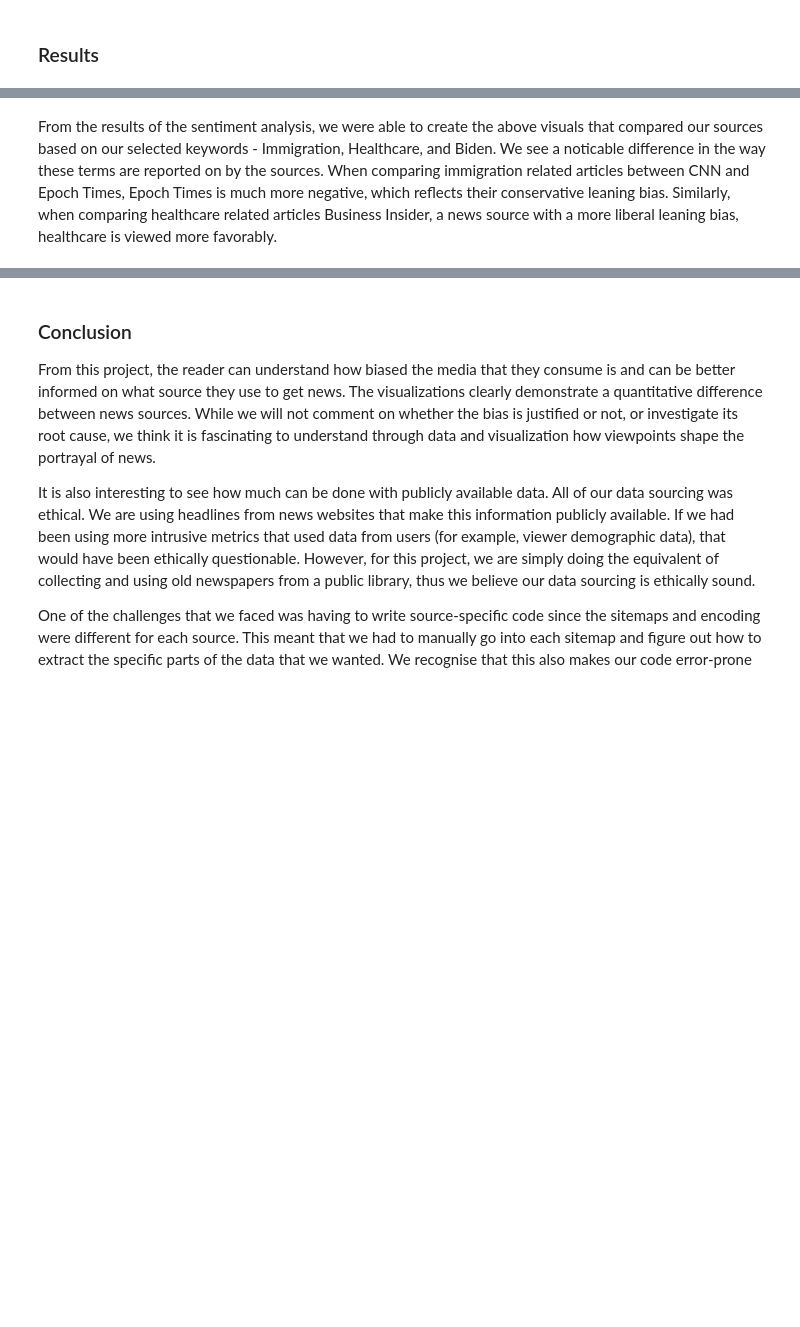
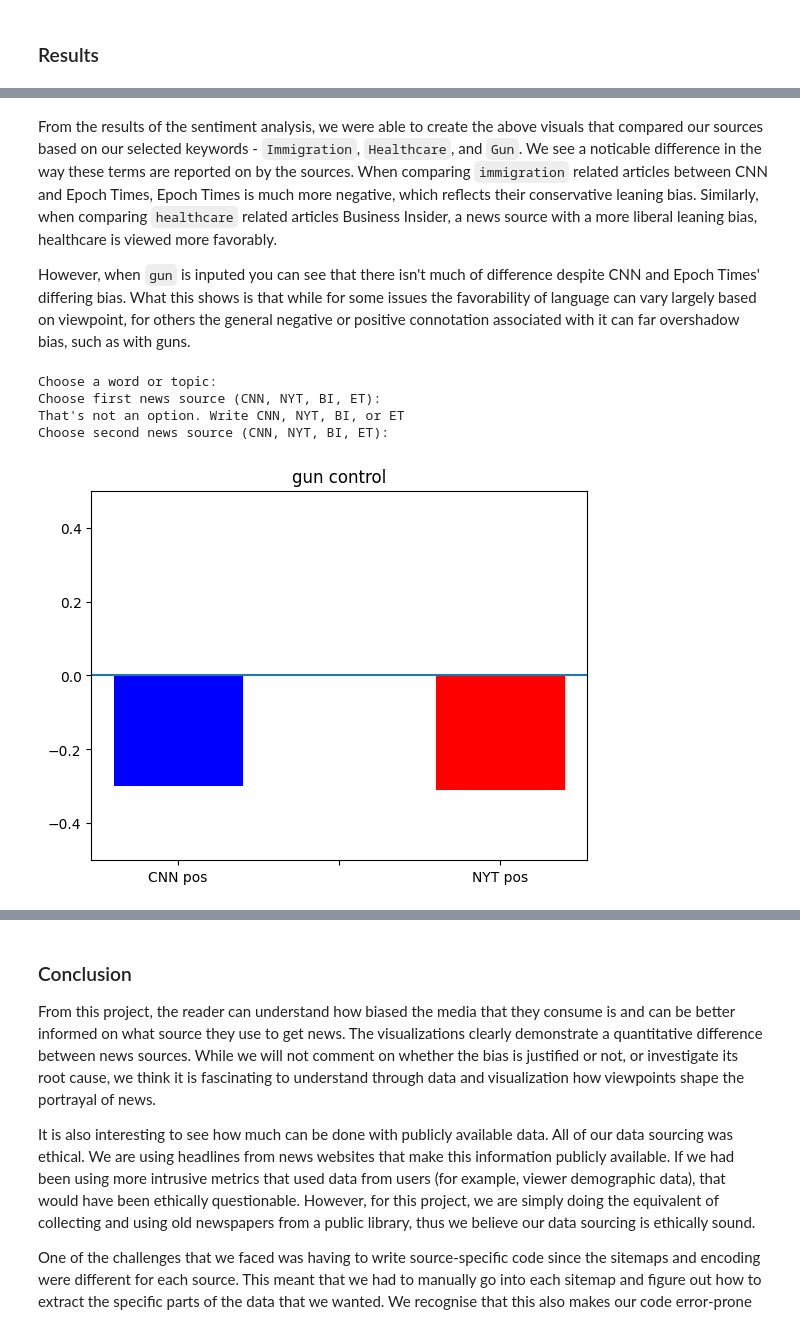
Before and after one commit to olincollege/HeadlineCorrelation, a Jupyter notebook: HeadlineCorrelation.ipynb, the cells around one changed output, grey strips where cells are left out. Drawn from its saved outputs; the diff is of its cells as text; code cells hidden in the pictures; blank space fills up the shorter version.

```diff
--- a/HeadlineCorrelation.ipynb
+++ b/HeadlineCorrelation.ipynb
@@ -90,2 +88,30 @@ sentiment_functions.plot_sentiment_comparison(issue3_values,'CNN','ET','Biden (B
 # %% [markdown]
-From the results of the sentiment analysis, we were able to create the above visuals that compared our sources based on our selected keywords - Immigration, Healthcare, and Biden. We see a noticable difference in the way these terms are reported on by the sources. When comparing immigration related articles between CNN and Epoch Times, Epoch Times is much more negative, which reflects their conservative leaning bias. Similarly, when comparing healthcare related articles Business Insider, a news source with a more liberal leaning bias, healthcare is viewed more favorably.
+From the results of the sentiment analysis, we were able to create the above visuals that compared our sources based on our selected keywords - `Immigration`, `Healthcare`, and `Gun`. We see a noticable difference in the way these terms are reported on by the sources. When comparing `immigration` related articles between CNN and Epoch Times, Epoch Times is much more negative, which reflects their conservative leaning bias. Similarly, when comparing `healthcare` related articles Business Insider, a news source with a more liberal leaning bias, healthcare is viewed more favorably.
+
+However, when `gun` is inputed you can see that there isn't much of difference despite CNN and Epoch Times' differing bias. What this shows is that while for some issues the favorability of language can vary largely based on viewpoint, for others the general negative or positive connotation associated with it can far overshadow bias, such as with guns.
+# %%
+print("Choose a word or topic:")
+input_word = input()
+
+
+print("Choose first news source (CNN, NYT, BI, ET):")
+input_news_1 = input()
+while input_news_1 not in ['CNN', 'NYT', 'BI', 'ET']:
+    print("That's not an option. Write CNN, NYT, BI, or ET")
+    input_news_1 = input()
+
+
+print("Choose second news source (CNN, NYT, BI, ET):")
+input_news_2 = input()
+while input_news_2 not in ['CNN', 'NYT', 'BI', 'ET']:
+    print("That's not an option. Write CNN, NYT, BI, or ET")
+    input_news_2 = input()
+
+[issue_values, issue_title_counts] = sentiment_functions.word_sentiment(start_year,end_year,start_month,end_month,input_word,dataframe2)
+sentiment_functions.plot_sentiment_comparison(issue_values,input_news_1,input_news_2,input_word)
+# %% [output]
+Choose a word or topic:
+Choose first news source (CNN, NYT, BI, ET):
+That's not an option. Write CNN, NYT, BI, or ET
+Choose second news source (CNN, NYT, BI, ET):
+[figure, added]
```
Also changed, not shown: parts of 9 cells of this notebook, 1 other file.
